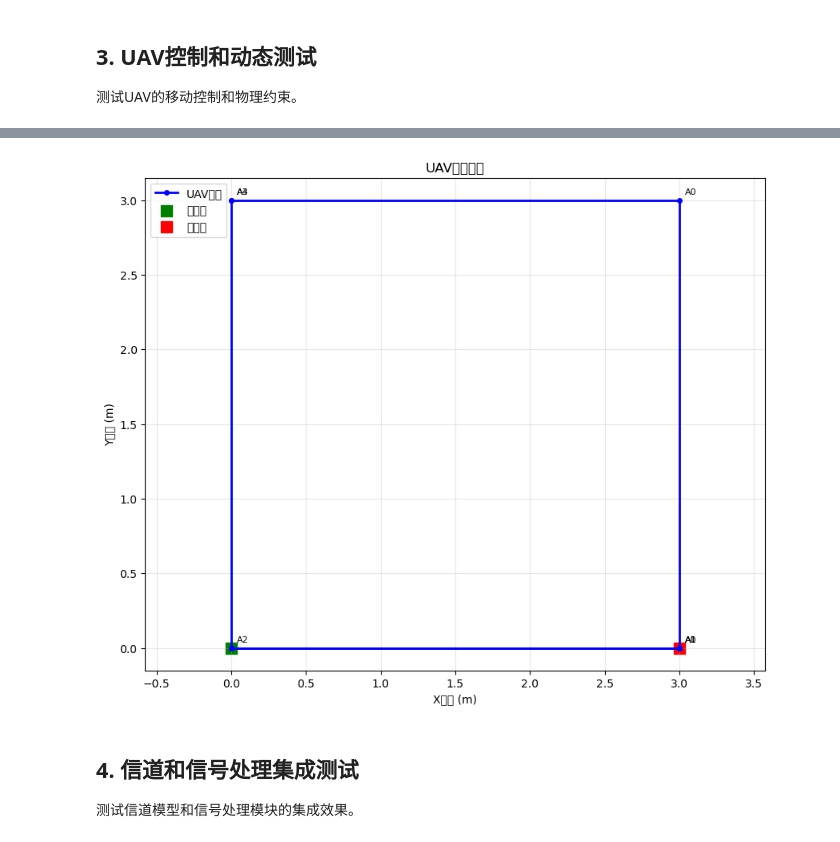
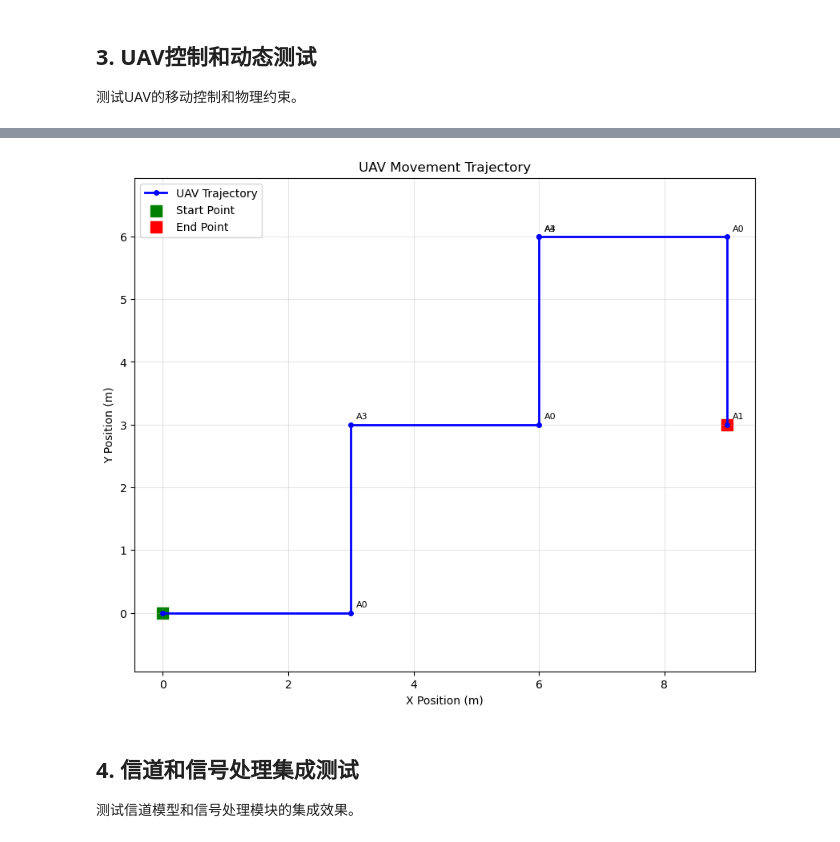
Before and after one commit to yuri-yu87/reinforcing_learning, a Jupyter notebook: Notebooks/uav_env_testing.ipynb, the cells around one changed output, grey strips where cells are left out. Saved outputs shown, nothing was run; the diff lists cells and outputs as text; code cells hidden in the pictures.

```diff
--- a/Notebooks/uav_env_testing.ipynb
+++ b/Notebooks/uav_env_testing.ipynb
@@ -187,59 +182,59 @@ MRT Debug: User 2, w norm before = 1.0
 测试UAV的移动控制和物理约束。
 # %%
 def test_uav_control():
-    """测试UAV控制功能"""
-    print("🔧 测试UAV控制...")
+    """Test UAV control functionality (in English)."""
+    print("🔧 Testing UAV control...")
 
     env = UAVEnvironment()
     env.reset()
 
-    # 记录UAV轨迹
+    # Record UAV trajectory
     trajectory = []
     actions_taken = []
 
-    # 测试各种动作
-    test_actions = [0, 1, 2, 3, 4, 0, 1]  # 前进、后退、左、右、停止等
+    # Test various actions
+    test_actions = [0, 3, 0, 3, 4, 0, 1]  # Forward, backward, left, right, hover, etc.
 
-    print(f"初始位置: {env.uav.get_position()}")
+    print(f"Initial position: {env.uav.get_position()}")
     trajectory.append(env.uav.get_position().copy())
 
     for i, action in enumerate(test_actions):
-        # 执行动作
+        # Execute action
         obs, reward, terminated, truncated, info = env.step(action)
         current_pos = env.uav.get_position()
         trajectory.append(current_pos.copy())
         actions_taken.append(action)
 
-        print(f"步骤{i+1}: 动作={action}, 位置={current_pos}, 奖励={reward:.4f}")
+        print(f"Step {i+1}: action={action}, position={current_pos}, reward={reward:.4f}")
 
         if terminated or truncated:
-            print(f"Episode终止于步骤{i+1}")
+            print(f"Episode terminated at step {i+1}")
             break
 
-    # 分析UAV移动
+    # Analyze UAV movement
     trajectory = np.array(trajectory)
 
-    print(f"\n📊 UAV动态分析:")
-    print(f"   - 总移动距离: {np.sum(np.linalg.norm(np.diff(trajectory, axis=0), axis=1)):.2f}")
-    print(f"   - X轴变化范围: [{trajectory[:, 0].min():.2f}, {trajectory[:, 0].max():.2f}]")
-    print(f"   - Y轴变化范围: [{trajectory[:, 1].min():.2f}, {trajectory[:, 1].max():.2f}]")
-    print(f"   - 最终位置: {trajectory[-1]}")
+    print(f"\n📊 UAV Movement Analysis:")
+    print(f"   - Total distance traveled: {np.sum(np.linalg.norm(np.diff(trajectory, axis=0), axis=1)):.2f}")
+    print(f"   - X range: [{trajectory[:, 0].min():.2f}, {trajectory[:, 0].max():.2f}]")
+    print(f"   - Y range: [{trajectory[:, 1].min():.2f}, {trajectory[:, 1].max():.2f}]")
+    print(f"   - Final position: {trajectory[-1]}")
 
-    # 可视化轨迹
+    # Visualize trajectory
     plt.figure(figsize=(10, 8))
-    plt.plot(trajectory[:, 0], trajectory[:, 1], 'b-o', markersize=4, linewidth=2, label='UAV轨迹')
-    plt.scatter(trajectory[0, 0], trajectory[0, 1], c='green', s=100, marker='s', label='起始点')
-    plt.scatter(trajectory[-1, 0], trajectory[-1, 1], c='red', s=100, marker='s', label='结束点')
+    plt.plot(trajectory[:, 0], trajectory[:, 1], 'b-o', markersize=4, linewidth=2, label='UAV Trajectory')
+    plt.scatter(trajectory[0, 0], trajectory[0, 1], c='green', s=100, marker='s', label='Start Point')
+    plt.scatter(trajectory[-1, 0], trajectory[-1, 1], c='red', s=100, marker='s', label='End Point')
 
-    # 标记动作
+    # Annotate actions
     for i, action in enumerate(actions_taken):
         if i < len(trajectory) - 1:
             plt.annotate(f'A{action}', (trajectory[i+1, 0], trajectory[i+1, 1]),
                         xytext=(5, 5), textcoords='offset points', fontsize=8)
 
-    plt.xlabel('X位置 (m)')
-    plt.ylabel('Y位置 (m)')
-    plt.title('UAV移动轨迹')
+    plt.xlabel('X Position (m)')
+    plt.ylabel('Y Position (m)')
+    plt.title('UAV Movement Trajectory')
     plt.legend()
     plt.grid(True, alpha=0.3)
     plt.axis('equal')
@@ -247,6 +242,6 @@ def test_uav_control():
 
     return trajectory, actions_taken
 
-# 运行测试
+# Run the test
 trajectory, actions = test_uav_control()
 # %% [output]
@@ -270,4 +263,4 @@ MRT Debug: scale_factor = 0.5
-[figure, old version]
+[figure, new version]
 # %% [markdown]
 ## 4. 信道和信号处理集成测试
 
```
Also changed, not shown: parts of 10 cells of this notebook, 36 other files.
